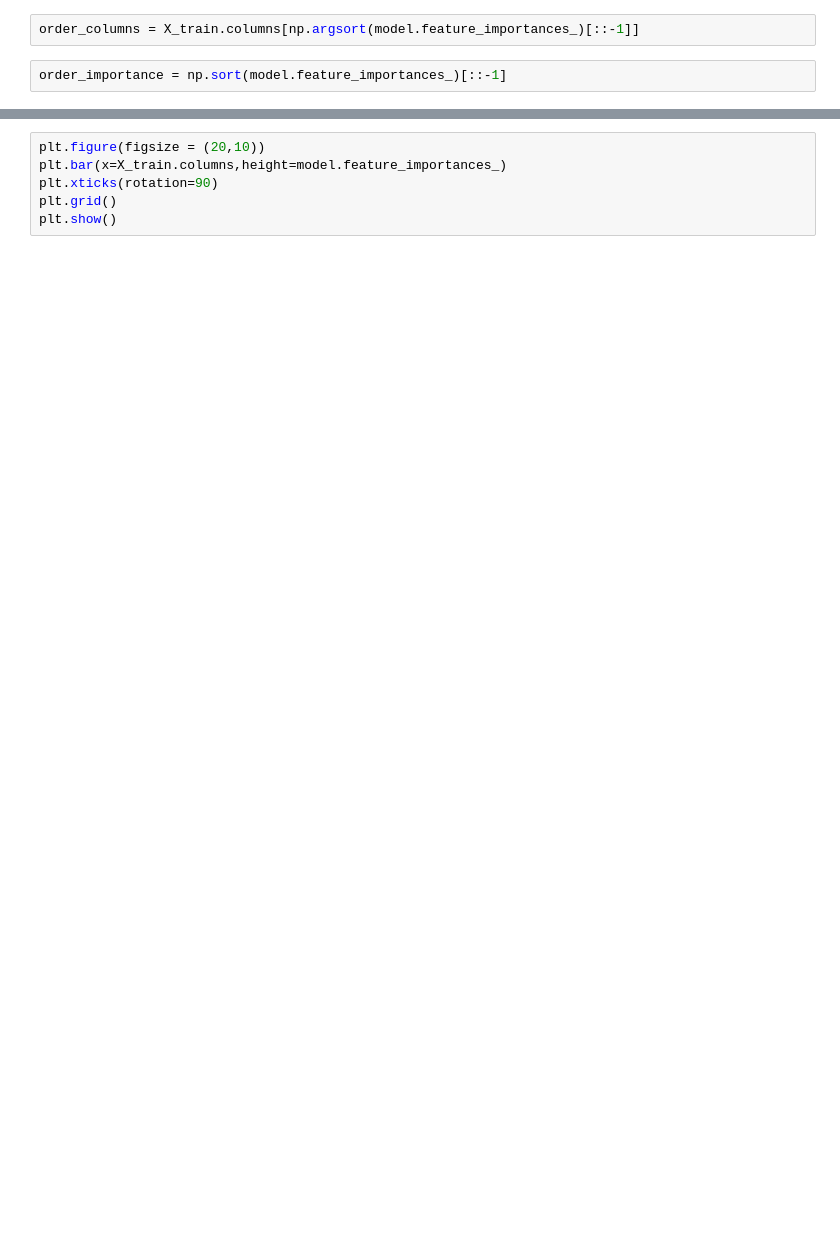
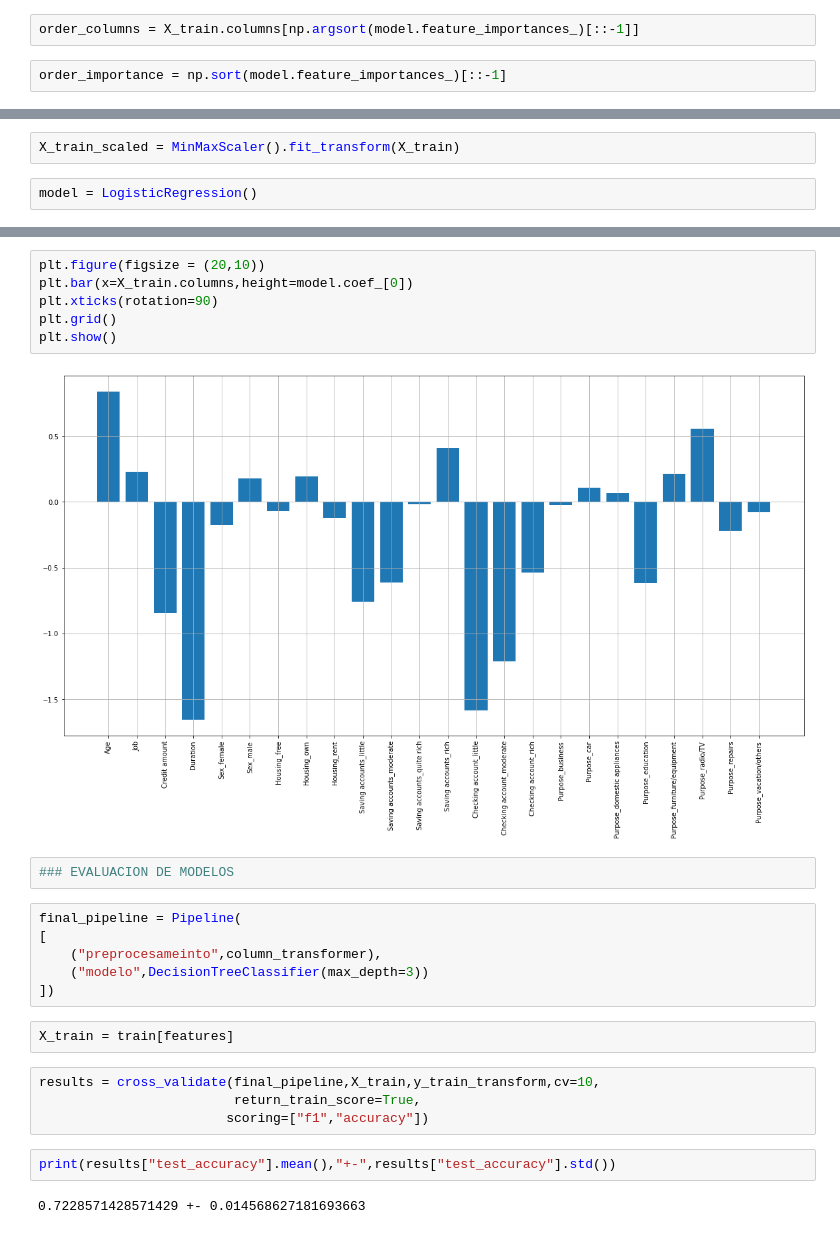
Before and after one commit to obenavides1996/MiFirstRepository, a Jupyter notebook: evaluacion_modelos.ipynb, the cells around one changed output, grey strips where cells are left out. Saved outputs shown, nothing was run; the diff lists cells and outputs as text; blank space fills up the shorter version.

```diff
--- a/evaluacion_modelos.ipynb
+++ b/evaluacion_modelos.ipynb
@@ -155,0 +173,4 @@ order_importance = np.sort(model.feature_importances_)[::-1]
+# %%
+X_train_scaled = MinMaxScaler().fit_transform(X_train)
+# %%
+model = LogisticRegression()
@@ -156,6 +189,26 @@ order_importance = np.sort(model.feature_importances_)[::-1]
 # %%
 plt.figure(figsize = (20,10))
-plt.bar(x=X_train.columns,height=model.feature_importances_)
+plt.bar(x=X_train.columns,height=model.coef_[0])
 plt.xticks(rotation=90)
 plt.grid()
 plt.show()
+# %% [output]
+[figure, added]
+# %%
+### EVALUACION DE MODELOS
+# %%
+final_pipeline = Pipeline(
+[
+    ("preprocesameinto",column_transformer),
+    ("modelo",DecisionTreeClassifier(max_depth=3))
+])
+# %%
+X_train = train[features]
+# %%
+results = cross_validate(final_pipeline,X_train,y_train_transform,cv=10,
+                         return_train_score=True,
+                        scoring=["f1","accuracy"])
+# %%
+print(results["test_accuracy"].mean(),"+-",results["test_accuracy"].std())
+# %% [output]
+0.7228571428571429 +- 0.014568627181693663
```
Also changed, not shown: parts of 25 cells of this notebook, 1 other file.
